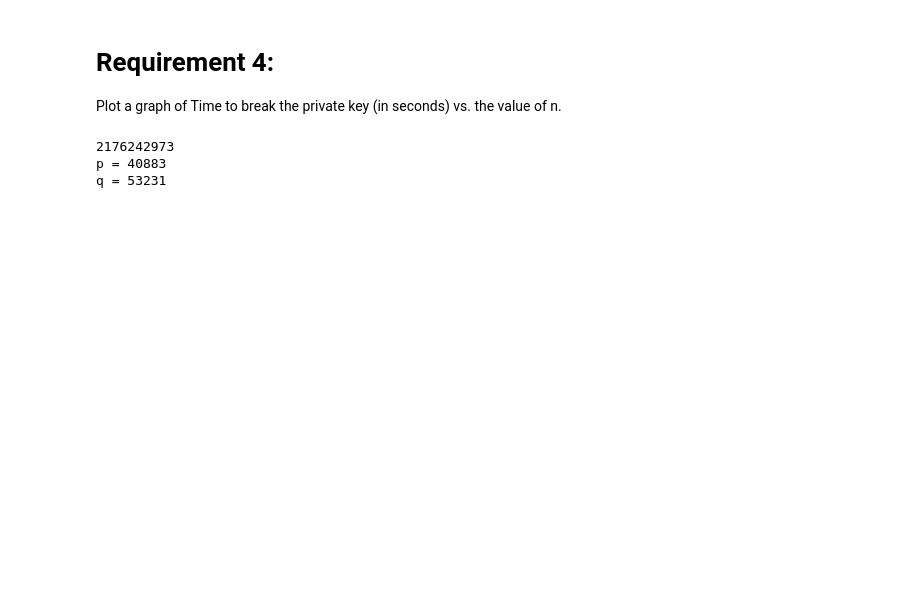
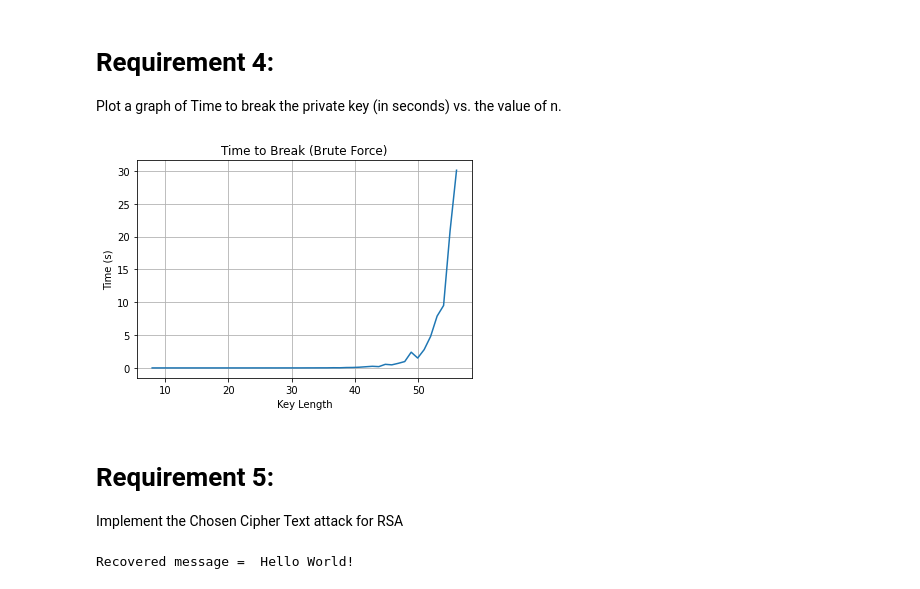
Before and after one commit to mhmdahmedfathi/RSA_Socket, a Jupyter notebook: attacks.ipynb, the cells around one changed output. Drawn from its saved outputs; the diff is of its cells as text; code cells hidden in the pictures; blank space fills up the shorter version.

```diff
--- a/attacks.ipynb
+++ b/attacks.ipynb
@@ -70,23 +72,11 @@ plt.show()
 Plot a graph of Time to break the private key (in seconds) vs. the value of n.
 # %%
 def bruteForce(n):
-    for i in range(2, int(sqrt(n))):
+    p = q = None
+    for i in range(2, int(sqrt(n)) + 1):
         if n % i == 0:
             p = i
             q = n // i
             break
 
     return p, q
-
-_, n = Auto_key_generation(32)
-print(n)
-p, q = bruteForce(n)
-if p * q == n:
-    print("p =", p)
-    print("q =", q)
-else:
-    print("Couldn't find p and q")
-# %% [output]
-2176242973
-p = 40883
-q = 53231
@@ -122,0 +83,58 @@ plt.show()
+# %%
+start=8
+end=56
+
+key_lengths = np.linspace(start, end, end - start)
+
+keys = []
+
+for key_length in key_lengths:
+    _, n, _ = Auto_key_generation(int(key_length))
+    keys.append(n)
+
+breaking_time = []
+for key in keys:
+    start_time = time.time()
+    bruteForce(key)
+    end_time = time.time()
+    breaking_time.append(end_time - start_time)
+# %%
+plt.plot(key_lengths, breaking_time)
+plt.xlabel("Key Length")
+plt.ylabel("Time (s)")
+plt.title("Time to Break (Brute Force)")
+plt.grid()
+plt.show()
+# %% [output]
+[figure, added]
+# %% [markdown]
+# Requirement 5:
+Implement the Chosen Cipher Text attack for RSA
+# %%
+# {e, n} --> Bob's public key
+# {d, n} --> Bob's private key
+e, n, d = Auto_key_generation(512)
+
+# Alice will send bob this message
+message = "Hello World!"
+
+# Alice encrypts the message with Bob's public key
+cipher = ConvertToInt(Encrypt(message, n, e))
+
+# Eve gets a random number r
+r = random.randint(1, n - 1)
+
+# Eve encrypts the random number with Bob's public key and multiples it with the cipher modulo n
+cipher_eve = cipher * ConvertToInt(Encrypt(ConvertToStr(r), n, e)) % n
+
+# Bob decrypts the cipher with his private key to get an unknown message
+result = ConvertToInt(Decrypt(ConvertToStr(cipher_eve), n, d))
+
+# Eve then will be able to recover the message by multiplying the result with the inverse of r modulo n
+recovered_num = (InvertModulo(r, n) * result) % n
+
+recovered_message = ConvertToStr(recovered_num)
+
+print("Recovered message = ", recovered_message)
+# %% [output]
+Recovered message =  Hello World!
```
Also changed, not shown: parts of 6 cells of this notebook, 9 other files.
